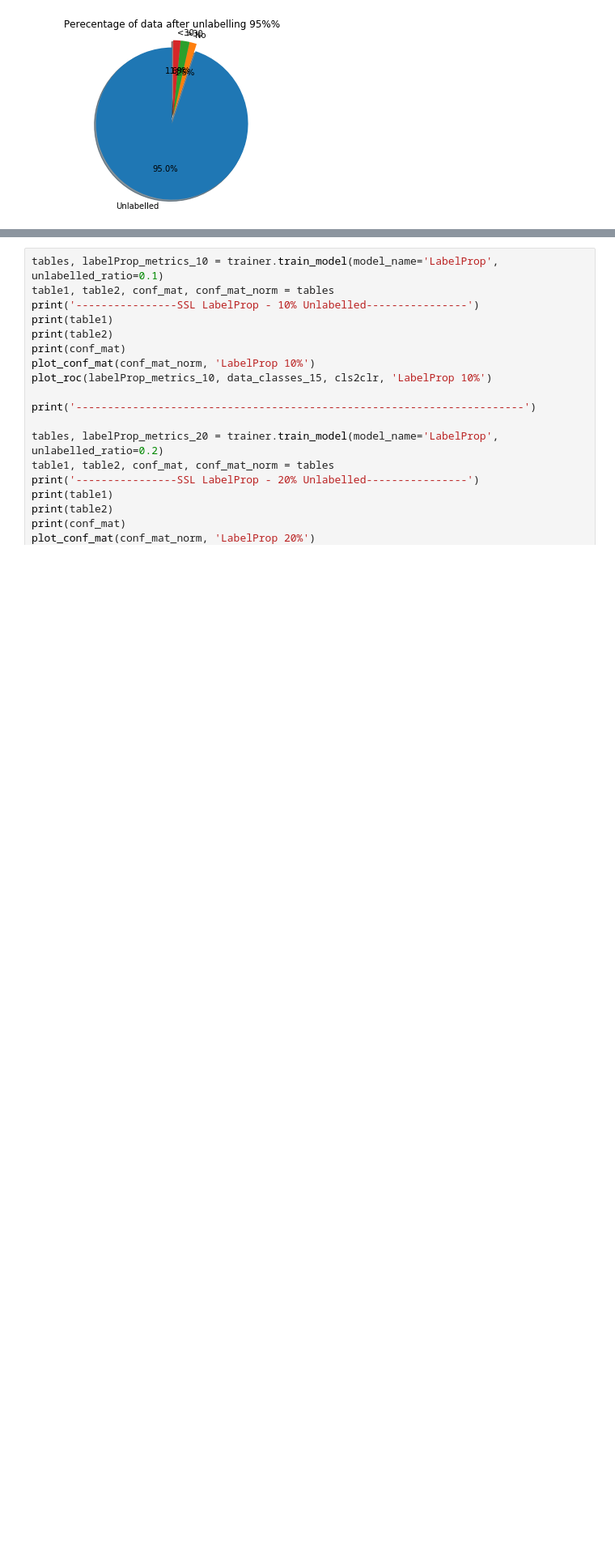
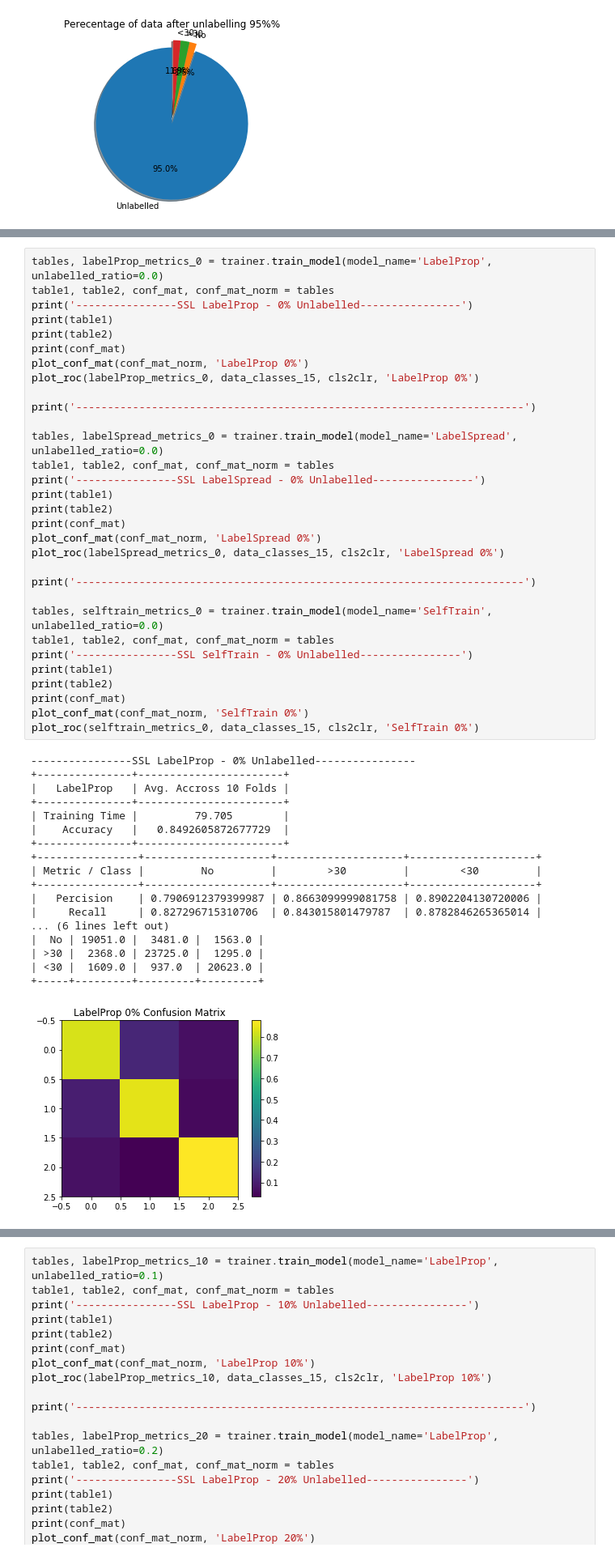
Before and after one commit to YahyaAlaaMassoud/CSI5155---Project-Fall-2020, a Jupyter notebook: SSL.ipynb, the cells around one changed output, grey strips where cells are left out. Shown at 81% size. Cells and saved outputs as stored; diff of their text form; blank space fills up the shorter version.

```diff
--- a/SSL.ipynb
+++ b/SSL.ipynb
@@ -127,0 +382,50 @@ plot_pie_chart(['Unlabelled'] + classes, y_ssl_95, '95%', 'ssl')
+# %%
+tables, labelProp_metrics_0 = trainer.train_model(model_name='LabelProp', unlabelled_ratio=0.0)
+table1, table2, conf_mat, conf_mat_norm = tables
+print('----------------SSL LabelProp - 0% Unlabelled----------------')
+print(table1)
+print(table2)
+print(conf_mat)
+plot_conf_mat(conf_mat_norm, 'LabelProp 0%')
+plot_roc(labelProp_metrics_0, data_classes_15, cls2clr, 'LabelProp 0%')
+
+print('-----------------------------------------------------------------------')
+
+tables, labelSpread_metrics_0 = trainer.train_model(model_name='LabelSpread', unlabelled_ratio=0.0)
+table1, table2, conf_mat, conf_mat_norm = tables
+print('----------------SSL LabelSpread - 0% Unlabelled----------------')
+print(table1)
+print(table2)
+print(conf_mat)
+plot_conf_mat(conf_mat_norm, 'LabelSpread 0%')
+plot_roc(labelSpread_metrics_0, data_classes_15, cls2clr, 'LabelSpread 0%')
+
+print('-----------------------------------------------------------------------')
+
+tables, selftrain_metrics_0 = trainer.train_model(model_name='SelfTrain', unlabelled_ratio=0.0)
+table1, table2, conf_mat, conf_mat_norm = tables
+print('----------------SSL SelfTrain - 0% Unlabelled----------------')
+print(table1)
+print(table2)
+print(conf_mat)
+plot_conf_mat(conf_mat_norm, 'SelfTrain 0%')
+plot_roc(selftrain_metrics_0, data_classes_15, cls2clr, 'SelfTrain 0%')
+# %% [output]
+----------------SSL LabelProp - 0% Unlabelled----------------
++---------------+-----------------------+
+|   LabelProp   | Avg. Accross 10 Folds |
++---------------+-----------------------+
+| Training Time |         79.705        |
+|    Accuracy   |   0.8492605872677729  |
++---------------+-----------------------+
++----------------+--------------------+--------------------+--------------------+
+| Metric / Class |         No         |        >30         |        <30         |
++----------------+--------------------+--------------------+--------------------+
+|   Percision    | 0.7906912379399987 | 0.8663099999081758 | 0.8902204130720006 |
+|     Recall     | 0.827296715310706  | 0.843015801479787  | 0.8782846265365014 |
+... (6 lines left out)
+|  No | 19051.0 |  3481.0 |  1563.0 |
+| >30 |  2368.0 | 23725.0 |  1295.0 |
+| <30 |  1609.0 |  937.0  | 20623.0 |
++-----+---------+---------+---------+
+[figure, added]
```
Also changed, not shown: parts of 8 cells of this notebook.
